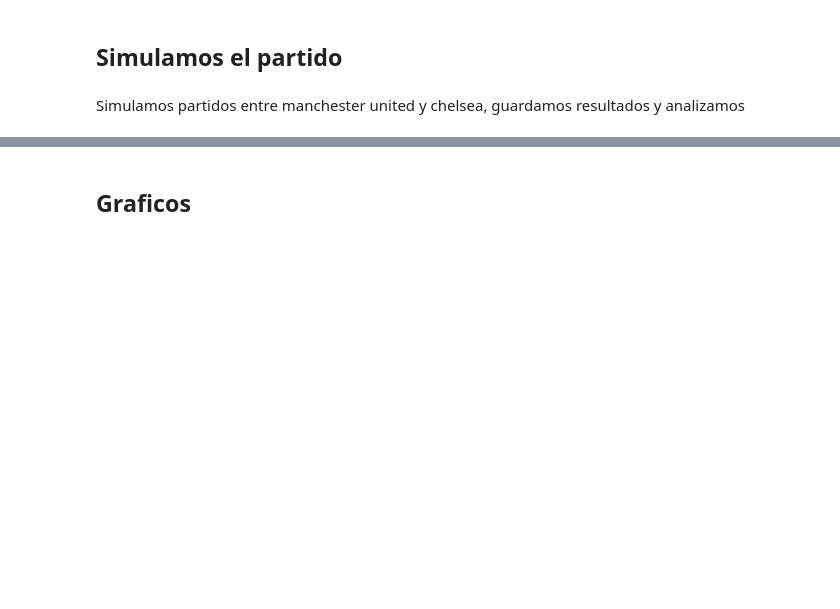
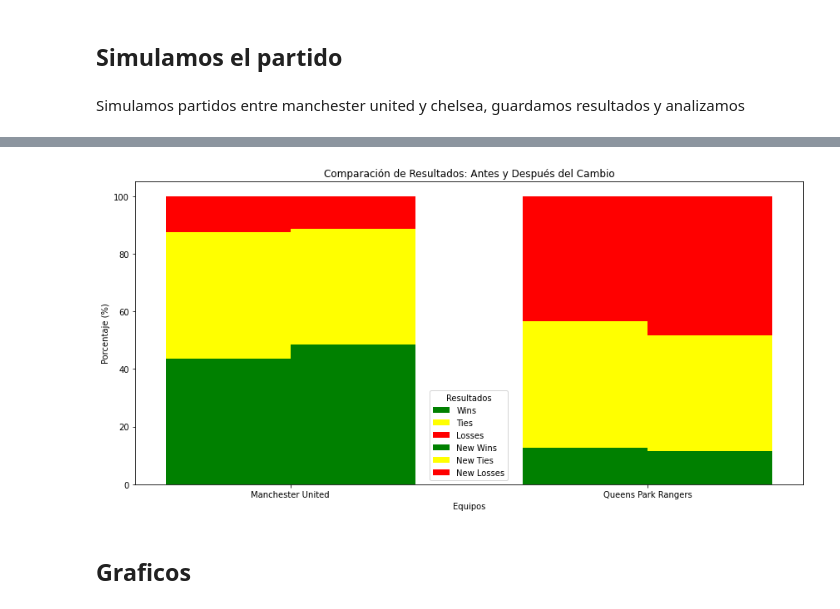
Before and after one commit to luisalawson/soccer_defense_analysis, a Jupyter notebook: Simulacion.ipynb, the cells around one changed output, grey strips where cells are left out. Saved outputs shown, nothing was run; the diff lists cells and outputs as text; code cells hidden in the pictures; blank space fills up the shorter version.

```diff
--- a/Simulacion.ipynb
+++ b/Simulacion.ipynb
@@ -562,0 +625,10 @@ Name: count, dtype: int64
+# %%
+df_counts_results = counts_results.reset_index()
+df_counts_results.columns = ['Result', 'Count']
+# %%
+df_counts_results_change = counts_change.reset_index()
+df_counts_results_change.columns = ['Result', 'Count']
+# %%
+df_combined = pd.merge(df_counts_results, df_counts_results_change, on='Result', how='outer')
+# %%
+df_combined.columns = ['Winner','Amount' ,'Amount w/o Van Persie']
@@ -563,3 +682,31 @@ Name: count, dtype: int64
+# %%
+df_plot = df_transposed.transpose()
+df_plot.columns = ['Wins', 'Losses', 'Ties', 'New Wins', 'New Losses', 'New Ties']
+
+bar_width = 0.35  # Ancho de las barras
+x = np.arange(len(df_plot))  # Posiciones en el eje x
+
+fig, ax = plt.subplots(figsize=(12, 6))
+
+ax.bar(x - bar_width / 2, df_plot['Wins'], width=bar_width, label='Wins', color='green')
+ax.bar(x - bar_width / 2, df_plot['Ties'], width=bar_width, label='Ties', color='yellow', bottom=df_plot['Wins'])
+ax.bar(x - bar_width / 2, df_plot['Losses'], width=bar_width, label='Losses', color='red', bottom=df_plot['Wins'] + df_plot['Ties'])
+
+ax.bar(x + bar_width / 2, df_plot['New Wins'], width=bar_width, label='New Wins', color='green')
+ax.bar(x + bar_width / 2, df_plot['New Ties'], width=bar_width, label='New Ties', color='yellow', bottom=df_plot['New Wins'])
+ax.bar(x + bar_width / 2, df_plot['New Losses'], width=bar_width, label='New Losses', color='red', bottom=df_plot['New Wins'] + df_plot['New Ties'])
+
+ax.set_title('Comparación de Resultados: Antes y Después del Cambio')
+ax.set_ylabel('Porcentaje (%)')
+ax.set_xlabel('Equipos')
+ax.set_xticks(x)
+ax.set_xticklabels(['Manchester United', 'Queens Park Rangers'])
+ax.legend(title='Resultados')
+
+plt.tight_layout()
+plt.show()
+# %% [output]
+[figure, added]
 # %% [markdown]
 ## Graficos
 # %%
```
Also changed, not shown: parts of 13 cells of this notebook.
